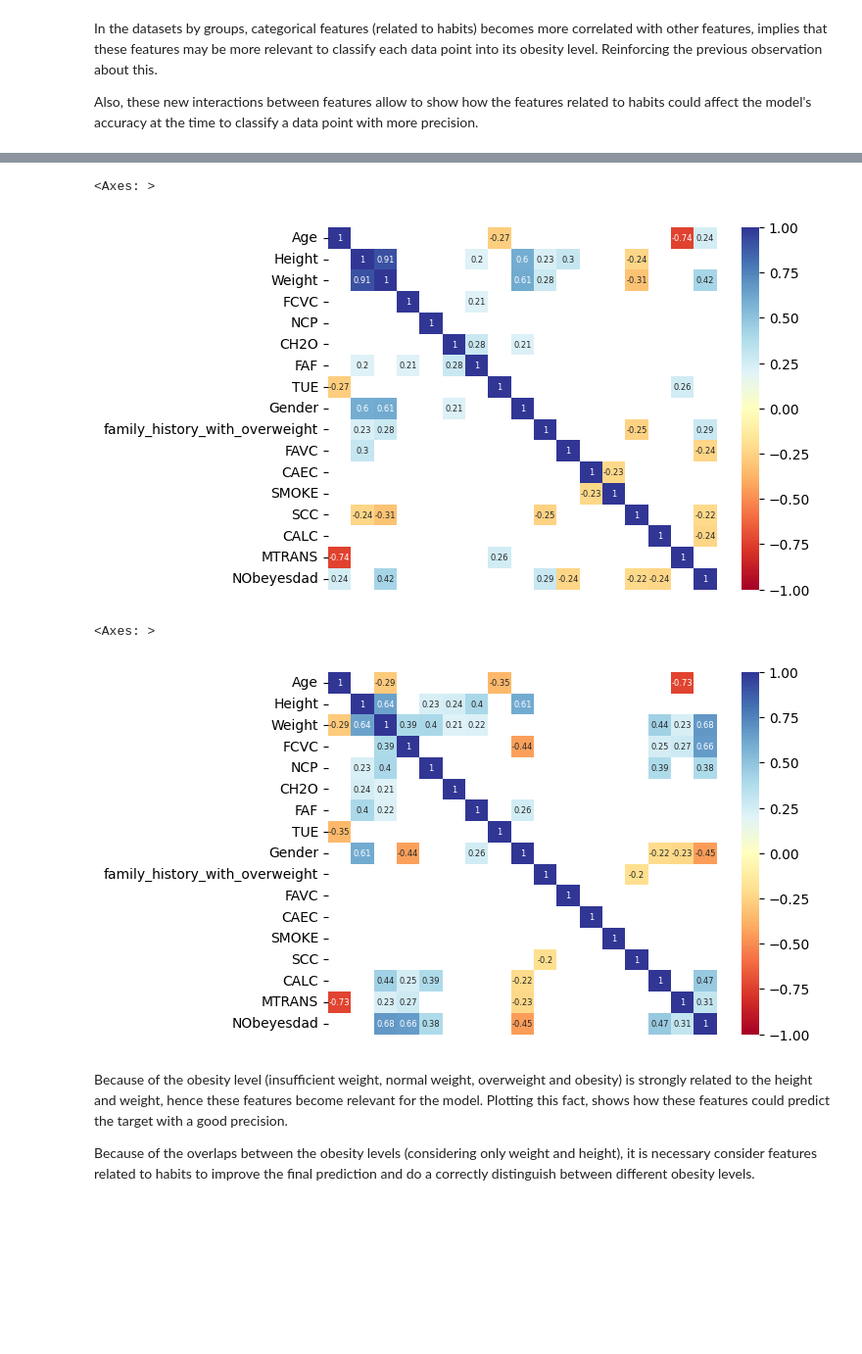
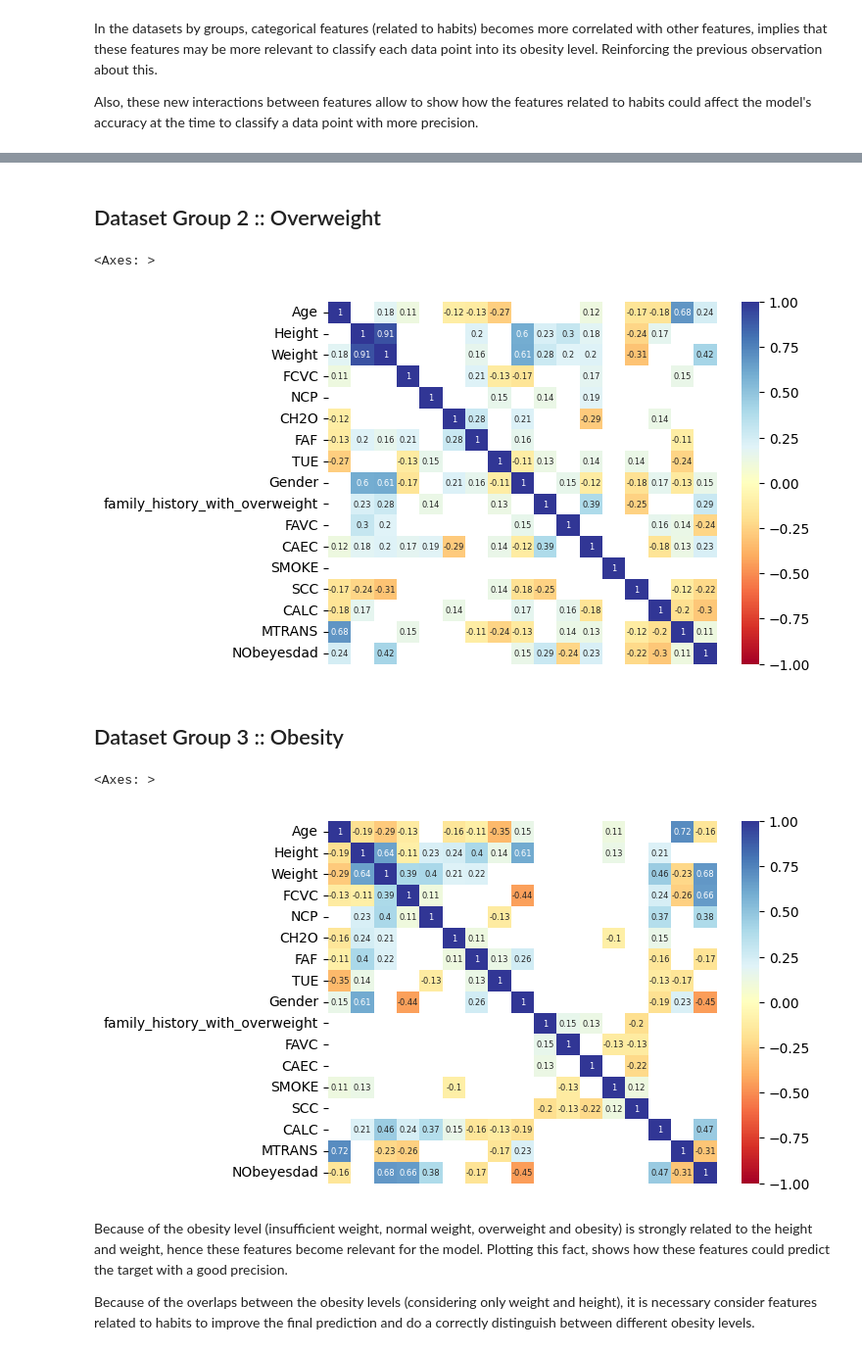
Before and after one commit to alexisuaguilaru/Obesity_Levels_Model, a Jupyter notebook: Exploratory_Data_Analysis/ExploratoryDataAnalysis.ipynb, the cells around one changed output, grey strips where cells are left out. Shown at 98% size. Saved outputs shown, nothing was run; the diff lists cells and outputs as text; code cells hidden in the pictures; blank space fills up the shorter version.

```diff
--- a/Exploratory_Data_Analysis/ExploratoryDataAnalysis.ipynb
+++ b/Exploratory_Data_Analysis/ExploratoryDataAnalysis.ipynb
@@ -77,14 +75,15 @@ Values_MTRANS = ['Walking','Bike','Public_Transportation','Motorbike','Automobil
 EncodeCategoricalFeature(ObesityDataset_Raw,'MTRANS',Values_MTRANS)
 
 ## Other features
-Values_Binary = ['Yes','No']
+Values_Binary = ['No','Yes']
 EncodedFeatures = set(['Gender','MTRANS']+CategoricalFeatures_Frequencies)
 for feature in CategoricalFeatures:
     if feature not in EncodedFeatures:
         EncodeCategoricalFeature(ObesityDataset_Raw,feature,Values_Binary)
 # %%
 # Getting encoded categorical features
-CategoricalFeatures_Encode = [feature+'_Encode' for feature in CategoricalFeatures+TargetFeature]
+CategoricalFeatures_Encode = [feature+'_Encode' for feature in CategoricalFeatures]
+TargetFeature_Encode = ['NObeyesdad_Encode']
 # %%
 # Grouping by Obesity level (NObeyesdad)
 GroupObesityLevel = ObesityDataset_Raw.groupby(by=TargetFeature,observed=True)
@@ -172,21 +179,25 @@ sns.heatmap(CorrelationMatrix_Group1,mask=MaskValues_Group1,cmap='RdYlBu',ytickl
+# %% [markdown]
+## Dataset Group 2 :: Overweight
 # %%
 # Plotting correlation between features in group 2 :: Overweight
-CorrelationMatrix_Group2 = ObseityLevel_Group_2[NumbericalFeatures+CategoricalFeatures_Encode].corr()
-MaskValues_Group2 = CorrelationMatrix_Group2.apply(lambda value: abs(value)<=0.2)
-TickLabels_Y = NumbericalFeatures+CategoricalFeatures
+CorrelationMatrix_Group2 = ObesityDataset_Group2[NumericalFeatures+CategoricalFeatures_Encode+TargetFeature_Encode].corr()
+MaskValues_Group2 = CorrelationMatrix_Group2.apply(lambda value: abs(value)<=0.1)
+TickLabels_Y = NumericalFeatures+CategoricalFeatures+TargetFeature
 sns.heatmap(CorrelationMatrix_Group2,mask=MaskValues_Group2,cmap='RdYlBu',yticklabels=TickLabels_Y,xticklabels=False,vmax=1,vmin=-1,annot=True,annot_kws={'size':6})
 # %% [output]
 <Axes: >
-[figure, old version]
+[figure, new version]
+# %% [markdown]
+## Dataset Group 3 :: Obesity
 # %%
 # Plotting correlation between features in group 3 :: Obesity
-CorrelationMatrix_Group3 = ObseityLevel_Group_3[NumbericalFeatures+CategoricalFeatures_Encode].corr()
-MaskValues_Group3 = CorrelationMatrix_Group3.apply(lambda value: abs(value)<=0.2)
-TickLabels_Y = NumbericalFeatures+CategoricalFeatures
+CorrelationMatrix_Group3 = ObesityDataset_Group3[NumericalFeatures+CategoricalFeatures_Encode+TargetFeature_Encode].corr()
+MaskValues_Group3 = CorrelationMatrix_Group3.apply(lambda value: abs(value)<=0.1)
+TickLabels_Y = NumericalFeatures+CategoricalFeatures+TargetFeature
 sns.heatmap(CorrelationMatrix_Group3,mask=MaskValues_Group3,cmap='RdYlBu',yticklabels=TickLabels_Y,xticklabels=False,vmax=1,vmin=-1,annot=True,annot_kws={'size':6})
 # %% [output]
 <Axes: >
-[figure, old version]
+[figure, new version]
 # %% [markdown]
 Because of the obesity level (insufficient weight, normal weight, overweight and obesity) is strongly related to the height and weight, hence these features become relevant for the model. Plotting this fact, shows how these features could predict the target with a good precision.
 
```
Also changed, not shown: parts of 14 cells of this notebook.
